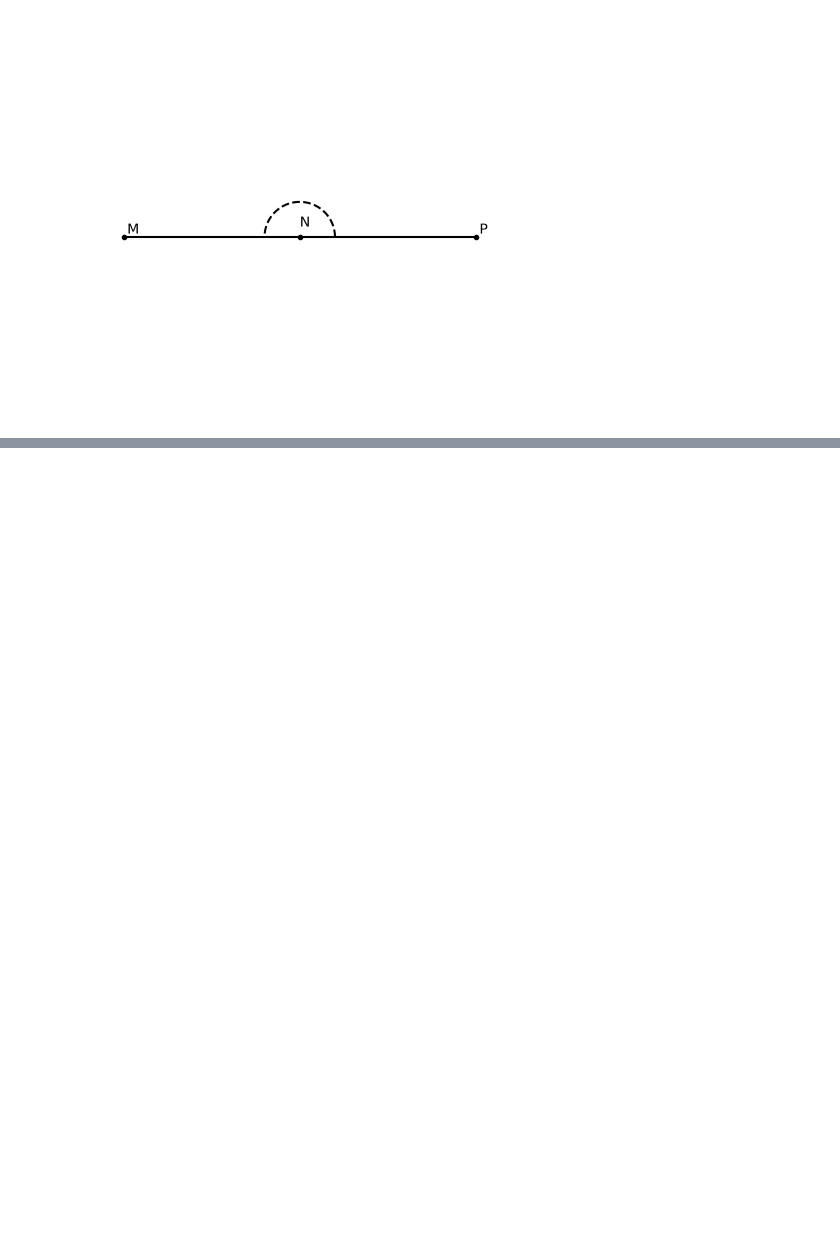
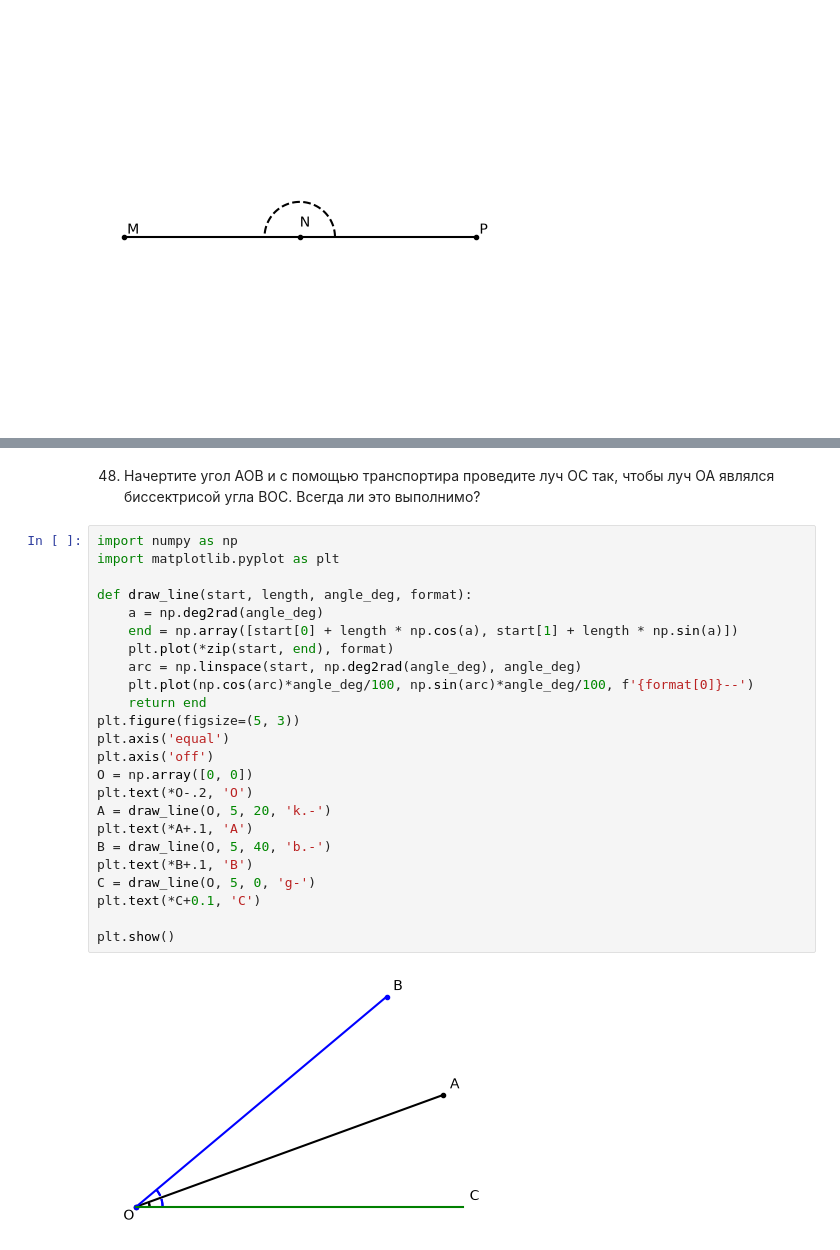
Before and after one commit to romashina/geometry, a Jupyter notebook: 07.01.ipynb, the cells around one changed output, grey strips where cells are left out. Drawn from its saved outputs; the diff is of its cells as text; blank space fills up the shorter version.

```diff
--- a/07.01.ipynb
+++ b/07.01.ipynb
@@ -646,0 +717,28 @@ plt.show()
+# %% [markdown]
+48. Начертите угол AOB и с помощью транспортира проведите луч ОС так, чтобы луч ОА являлся биссектрисой угла ВОС. Всегда ли это выполнимо?
+# %%
+import numpy as np
+import matplotlib.pyplot as plt
+
+def draw_line(start, length, angle_deg, format):
+    a = np.deg2rad(angle_deg)
+    end = np.array([start[0] + length * np.cos(a), start[1] + length * np.sin(a)])
+    plt.plot(*zip(start, end), format)
+    arc = np.linspace(start, np.deg2rad(angle_deg), angle_deg)
+    plt.plot(np.cos(arc)*angle_deg/100, np.sin(arc)*angle_deg/100, f'{format[0]}--')
+    return end
+plt.figure(figsize=(5, 3))
+plt.axis('equal')
+plt.axis('off')
+O = np.array([0, 0])
+plt.text(*O-.2, 'O')
+A = draw_line(O, 5, 20, 'k.-')
+plt.text(*A+.1, 'A')
+B = draw_line(O, 5, 40, 'b.-')
+plt.text(*B+.1, 'B')
+C = draw_line(O, 5, 0, 'g-')
+plt.text(*C+0.1, 'C')
+
+plt.show()
+# %% [output]
+[figure, added]
```
Also changed, not shown: parts of 8 cells of this notebook, 1 other file.
